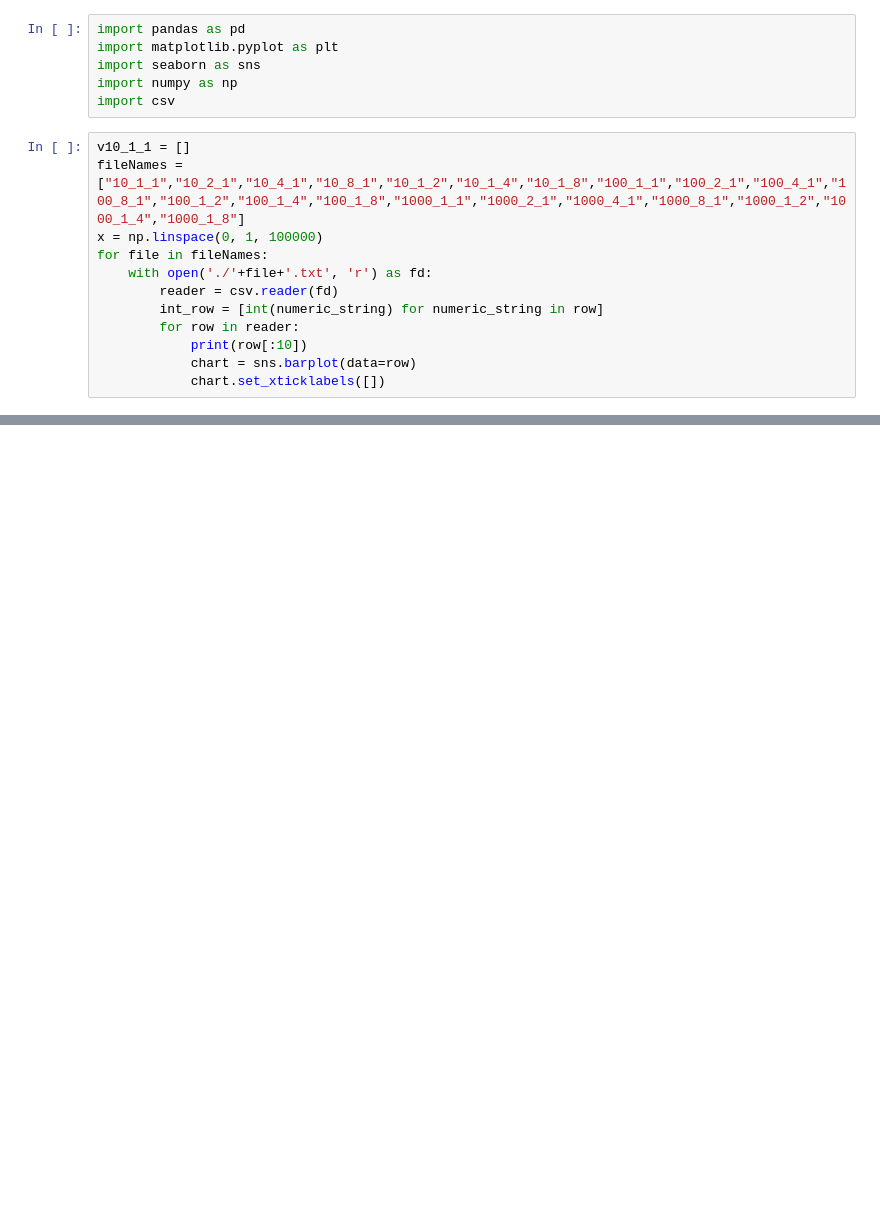
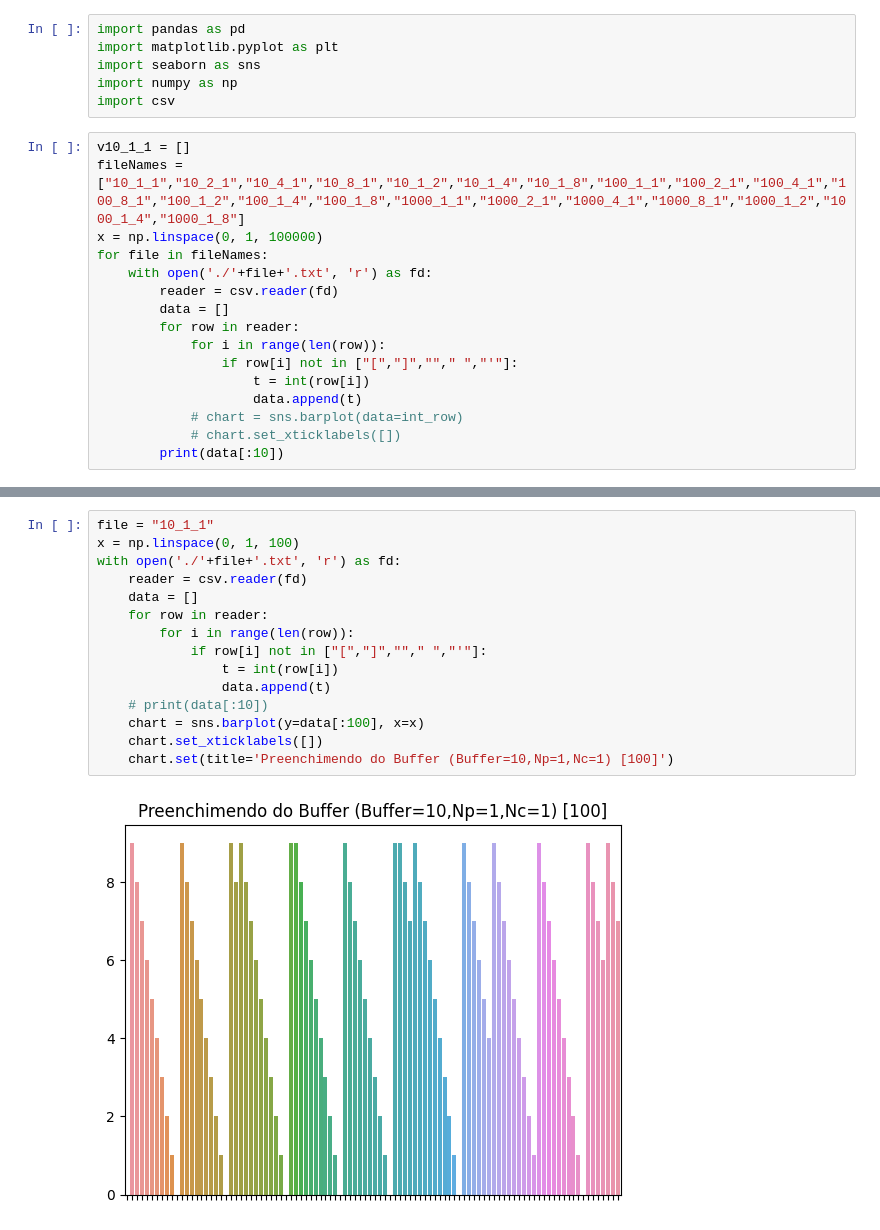
Before and after one commit to FilipePrates/COS470-Distributed-Systems--Trab2--Thread-Sync, a Jupyter notebook: outputBuffersData/outputBufferGraphs.ipynb, the cells around one changed output, grey strips where cells are left out. Drawn from its saved outputs; the diff is of its cells as text; blank space fills up the shorter version.

```diff
--- a/outputBuffersData/outputBufferGraphs.ipynb
+++ b/outputBuffersData/outputBufferGraphs.ipynb
@@ -11,9 +11,13 @@ x = np.linspace(0, 1, 100000)
 for file in fileNames:
     with open('./'+file+'.txt', 'r') as fd:
         reader = csv.reader(fd)
-        int_row = [int(numeric_string) for numeric_string in row]
+        data = []
         for row in reader:
-            print(row[:10])
-            chart = sns.barplot(data=row)
-            chart.set_xticklabels([])
+            for i in range(len(row)):
+                if row[i] not in ["[","]",""," ","'"]:
+                    t = int(row[i])
+                    data.append(t)
+            # chart = sns.barplot(data=int_row)
+            # chart.set_xticklabels([])
+        print(data[:10])
 # %% [output]
@@ -21,0 +41,17 @@ ValueError: could not convert string to float: ''
+# %%
+file = "10_1_1"
+x = np.linspace(0, 1, 100)
+with open('./'+file+'.txt', 'r') as fd:
+    reader = csv.reader(fd)
+    data = []
+    for row in reader:
+        for i in range(len(row)):
+            if row[i] not in ["[","]",""," ","'"]:
+                t = int(row[i])
+                data.append(t)
+    # print(data[:10])
+    chart = sns.barplot(y=data[:100], x=x)
+    chart.set_xticklabels([])
+    chart.set(title='Preenchimendo do Buffer (Buffer=10,Np=1,Nc=1) [100]')
+# %% [output]
+[figure, added]
```
Also changed, not shown: parts of 23 cells of this notebook.
